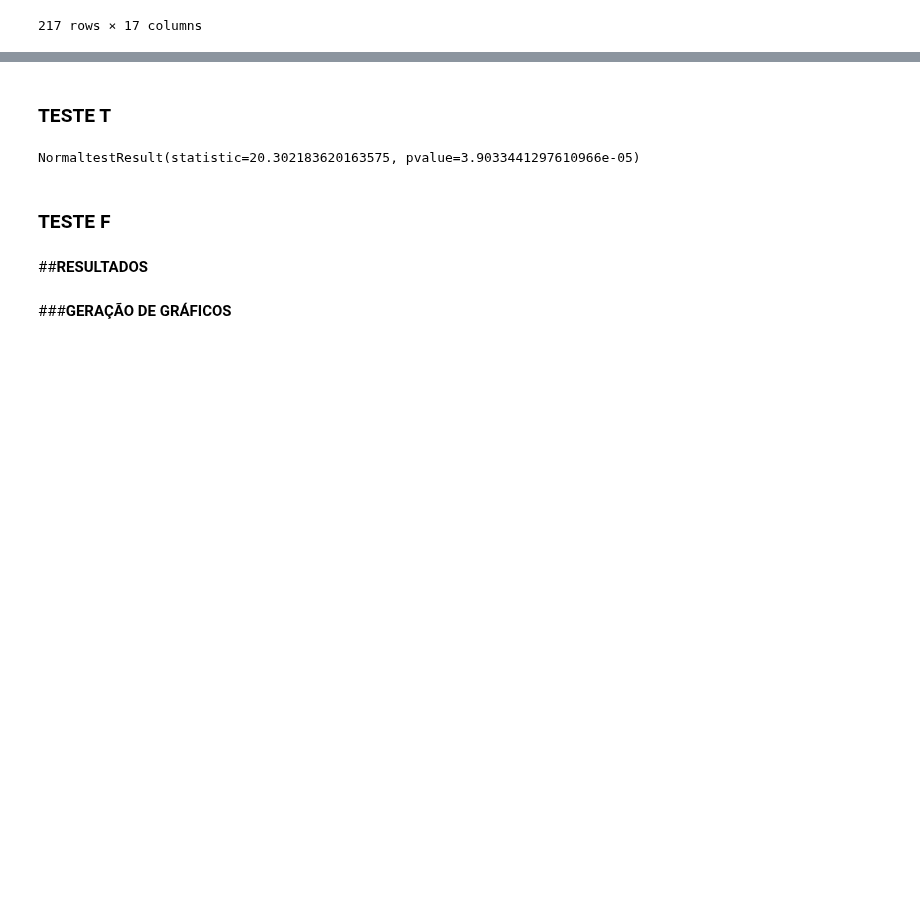
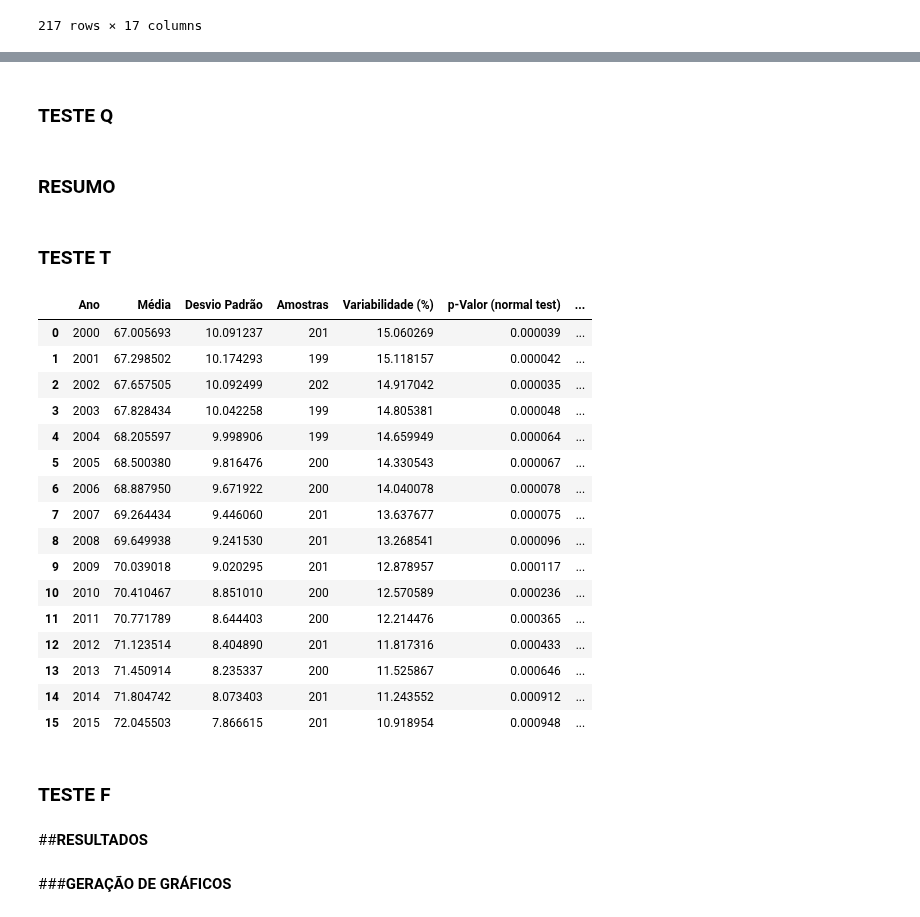
Before and after one commit to lucammarini/Project_Statistic_Analysis_01, a Jupyter notebook: Projeto_Statistic_Analysis_01.ipynb, the cells around one changed output, grey strips where cells are left out. Cells and saved outputs as stored; diff of their text form; code cells hidden in the pictures; blank space fills up the shorter version.

```diff
--- a/Projeto_Statistic_Analysis_01.ipynb
+++ b/Projeto_Statistic_Analysis_01.ipynb
@@ -108,2 +113,6 @@ df = df.astype(float)
+# %% [markdown]
+### TESTE Q
+# %% [markdown]
+### RESUMO
 # %%
 # criação de dataframe de resumo dos dados:
@@ -127,10 +136,38 @@ df_resumo["Variabilidade (%)"] = 100*df_resumo['Desvio Padrão']/df_resumo['Méd
 ### TESTE T
 # %%
 significancia = 0.05  # 95% de confiabilidade
+lista_pvalor = []
+lista_pvalor_bool = []
 
-normaltest(df['2000'].dropna()) # retorna a estatistica de teste e o p-valor (precisa remover os NaN)
+for n in df.columns:
+  pvalor = normaltest(df[n].dropna())[1] # retorna a estatistica de teste e o p-valor (precisa remover os NaN)
+  lista_pvalor.append(pvalor)
+  if pvalor > significancia:
+    lista_pvalor_bool.append('Sim')
+  else:
+    lista_pvalor_bool.append('Não')
+
+df_resumo['p-Valor (normal test)'] = lista_pvalor
+df_resumo['É Normal? (95% signif.)'] = lista_pvalor_bool
+df_resumo
 # %% [output]
-NormaltestResult(statistic=20.302183620163575, pvalue=3.9033441297610966e-05)
+|  | Ano | Média | Desvio Padrão | Amostras | Variabilidade (%) | p-Valor (normal test) | ... |
+| 0 | 2000 | 67.005693 | 10.091237 | 201 | 15.060269 | 0.000039 | ... |
+| 1 | 2001 | 67.298502 | 10.174293 | 199 | 15.118157 | 0.000042 | ... |
+| 2 | 2002 | 67.657505 | 10.092499 | 202 | 14.917042 | 0.000035 | ... |
+| 3 | 2003 | 67.828434 | 10.042258 | 199 | 14.805381 | 0.000048 | ... |
+| 4 | 2004 | 68.205597 | 9.998906 | 199 | 14.659949 | 0.000064 | ... |
+| 5 | 2005 | 68.500380 | 9.816476 | 200 | 14.330543 | 0.000067 | ... |
+| 6 | 2006 | 68.887950 | 9.671922 | 200 | 14.040078 | 0.000078 | ... |
+| 7 | 2007 | 69.264434 | 9.446060 | 201 | 13.637677 | 0.000075 | ... |
+| 8 | 2008 | 69.649938 | 9.241530 | 201 | 13.268541 | 0.000096 | ... |
+| 9 | 2009 | 70.039018 | 9.020295 | 201 | 12.878957 | 0.000117 | ... |
+| 10 | 2010 | 70.410467 | 8.851010 | 200 | 12.570589 | 0.000236 | ... |
+| 11 | 2011 | 70.771789 | 8.644403 | 200 | 12.214476 | 0.000365 | ... |
+| 12 | 2012 | 71.123514 | 8.404890 | 201 | 11.817316 | 0.000433 | ... |
+| 13 | 2013 | 71.450914 | 8.235337 | 200 | 11.525867 | 0.000646 | ... |
+| 14 | 2014 | 71.804742 | 8.073403 | 201 | 11.243552 | 0.000912 | ... |
+| 15 | 2015 | 72.045503 | 7.866615 | 201 | 10.918954 | 0.000948 | ... |
 # %% [markdown]
 ### TESTE F
 # %% [markdown]
```
Also changed, not shown: parts of 5 cells of this notebook.
